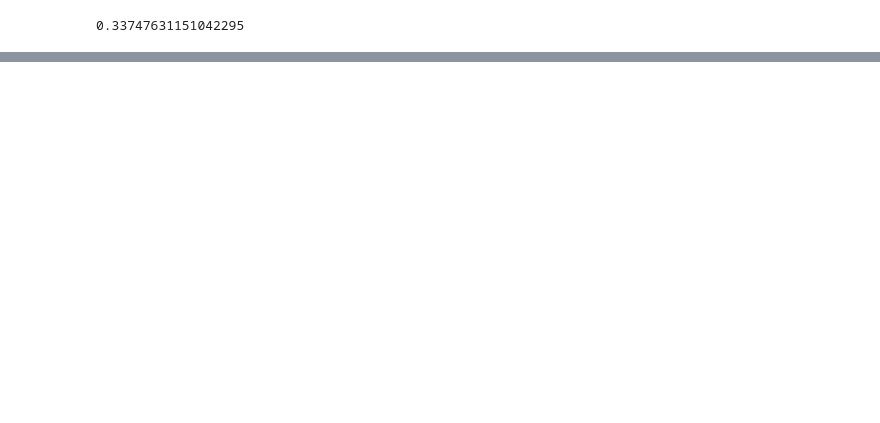
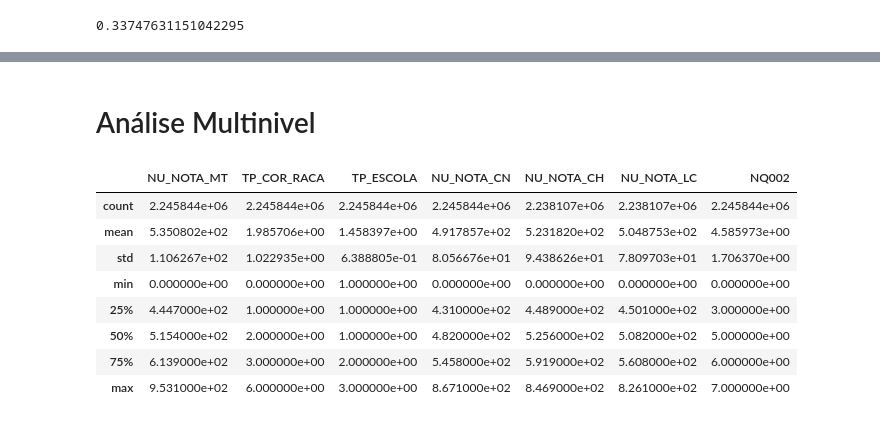
Before and after one commit to accustodio/WDS_DadosPublicos, a Jupyter notebook: ENEM 2021.ipynb, the cells around one changed output, grey strips where cells are left out. Drawn from its saved outputs; the diff is of its cells as text; code cells hidden in the pictures; blank space fills up the shorter version.

```diff
--- a/ENEM 2021.ipynb
+++ b/ENEM 2021.ipynb
@@ -109,0 +115,21 @@ correlation = data.corr()
+# %%
+# Criando function
+dict_alph2numeric = {
+    'A':1,
+    'B':2,
+    'C':3,
+    'D':4,
+    'E':5,
+    'F':6,
+    'G':7,
+    'H':0
+  }
+
+def alph2num(nota_alpha):
+  return int(dict_alph2numeric[nota_alpha]) if dict_alph2numeric.get(nota_alpha) else 0
+
+# converter nota alph to num
+df2['NQ002'] = df2['Q002'].apply(lambda x: alph2num(x))
+
+# displaying the data frame
+df2.head()
@@ -109,0 +148,14 @@ correlation = data.corr()
+# %% [markdown]
+# Análise Multinivel
+# %%
+df2.describe()
+# %% [output]
+|  | NU_NOTA_MT | TP_COR_RACA | TP_ESCOLA | NU_NOTA_CN | NU_NOTA_CH | NU_NOTA_LC | NQ002 |
+| count | 2.245844e+06 | 2.245844e+06 | 2.245844e+06 | 2.245844e+06 | 2.238107e+06 | 2.238107e+06 | 2.245844e+06 |
+| mean | 5.350802e+02 | 1.985706e+00 | 1.458397e+00 | 4.917857e+02 | 5.231820e+02 | 5.048753e+02 | 4.585973e+00 |
+| std | 1.106267e+02 | 1.022935e+00 | 6.388805e-01 | 8.056676e+01 | 9.438626e+01 | 7.809703e+01 | 1.706370e+00 |
+| min | 0.000000e+00 | 0.000000e+00 | 1.000000e+00 | 0.000000e+00 | 0.000000e+00 | 0.000000e+00 | 0.000000e+00 |
+| 25% | 4.447000e+02 | 1.000000e+00 | 1.000000e+00 | 4.310000e+02 | 4.489000e+02 | 4.501000e+02 | 3.000000e+00 |
+| 50% | 5.154000e+02 | 2.000000e+00 | 1.000000e+00 | 4.820000e+02 | 5.256000e+02 | 5.082000e+02 | 5.000000e+00 |
+| 75% | 6.139000e+02 | 3.000000e+00 | 2.000000e+00 | 5.458000e+02 | 5.919000e+02 | 5.608000e+02 | 6.000000e+00 |
+| max | 9.531000e+02 | 6.000000e+00 | 3.000000e+00 | 8.671000e+02 | 8.469000e+02 | 8.261000e+02 | 7.000000e+00 |
```
Also changed, not shown: parts of 24 cells of this notebook.
